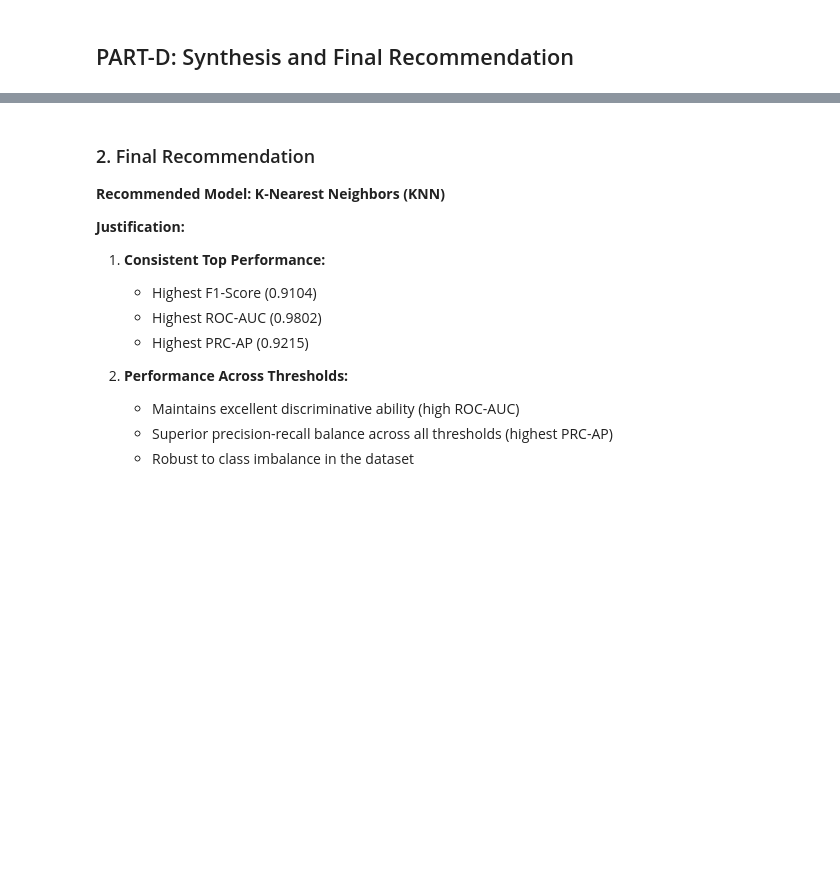
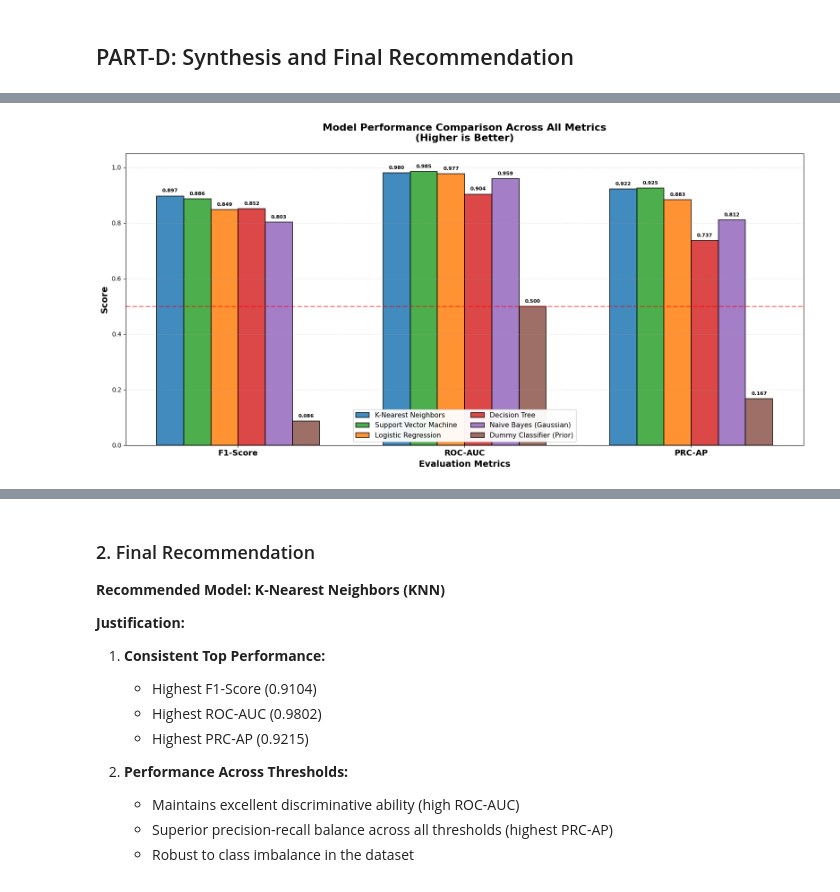
Before and after one commit to ha-rish-23/assignment-7-ha-rish-23, a Jupyter notebook: solution.ipynb, the cells around one changed output, grey strips where cells are left out. Drawn from its saved outputs; the diff is of its cells as text; code cells hidden in the pictures; blank space fills up the shorter version.

```diff
--- a/solution.ipynb
+++ b/solution.ipynb
@@ -530,7 +643,9 @@ Consider Class 4 with 125 positive samples and 1162 negative samples:
 # %%
 from sklearn.preprocessing import label_binarize
 
-print("CALCULATING PRECISION-RECALL CURVES FOR ALL MODELS\n")
+print("="*80)
+print("PRECISION-RECALL AVERAGE PRECISION (AP) SCORES FOR ALL MODELS")
+print("="*80)
 
 # Dictionary to store PRC data for all models
 prc_data = {}
@@ -574,4 +689,12 @@ for model_name, model in models.items():
         'average_precision': average_precision
     }
 
-    print(f"{model_name} Macro-average AP: {average_precision['macro']:.4f}")
+    # Print per-class AP scores
+    print(f"\n{model_name}:")
+    print(f"  Macro-Average AP: {average_precision['macro']:.4f}")
+    print(f"  Per-Class AP:")
+    for i in range(n_classes):
+        class_label = classes[i]
+        print(f"    Class {class_label}: {average_precision[i]:.4f}")
+
+print("="*80)
@@ -746,7 +940,7 @@ No, the rankings do not perfectly align across all three metrics. Key observatio
 - PRC is more sensitive to class imbalance and minority class performance
 - A model can have excellent overall discrimination (high AUC) but struggle with precision when recall is high
 # %%
-# Create radar chart comparing models across different metrics
+# Create grouped bar chart comparing models across different metrics
 import matplotlib.pyplot as plt
 import numpy as np
 
@@ -771,32 +965,54 @@ for model_name, metrics in model_metrics.items():
     print(f"{model_name:<30} {metrics[0]:<12.4f} {metrics[1]:<12.4f} {metrics[2]:<12.4f}")
 print("="*80)
 
-# Set up the radar chart
-angles = np.linspace(0, 2 * np.pi, n_metrics, endpoint=False).tolist()
-angles += angles[:1]  # Complete the circle
+# Create grouped bar chart
+fig, ax = plt.subplots(figsize=(16, 8))
 
-fig, ax = plt.subplots(figsize=(10, 10), subplot_kw=dict(projection='polar'))
+# Get model names and their metrics
+model_names = list(model_metrics.keys())
+n_models = len(model_names)
 
-# Plot each model
-for model_name, color in model_colors.items():
+# Set up bar positions
+x = np.arange(n_metrics)
+width = 0.12  # width of each bar
+offsets = np.linspace(-width * (n_models - 1) / 2, width * (n_models - 1) / 2, n_models)
+
+# Plot bars for each model
+for idx, (model_name, color) in enumerate(model_colors.items()):
     values = model_metrics[model_name]
-    values += values[:1]  # Complete the circle
-    ax.plot(angles, values, 'o-', linewidth=2.5, label=model_name, color=color, markersize=8)
-    ax.fill(angles, values, alpha=0.15, color=color)
+    bars = ax.bar(x + offsets[idx], values, width, label=model_name,
+                   color=color, edgecolor='black', linewidth=1.2, alpha=0.85)
+
+    # Add value labels on top of bars
+    for bar in bars:
+        height = bar.get_height()
+        ax.text(bar.get_x() + bar.get_width() / 2., height + 0.01,
+                f'{height:.3f}',
+                ha='center', va='bottom', fontsize=8, fontweight='bold', rotation=0)
 
 # Customize the chart
-ax.set_theta_offset(np.pi / 2)
-ax.set_theta_direction(-1)
-ax.set_xticks(angles[:-1])
+ax.set_xlabel('Evaluation Metrics', fontsize=14, fontweight='bold')
+ax.set_ylabel('Score', fontsize=14, fontweight='bold')
+ax.set_title('Model Performance Comparison Across All Metrics\n(Higher is Better)',
+             fontsize=16, fontweight='bold', pad=20)
+ax.set_xticks(x)
 ax.set_xticklabels(metric_labels, fontsize=13, fontweight='bold')
-ax.set_ylim(0, 1)
-ax.set_yticks([0.2, 0.4, 0.6, 0.8, 1.0])
-ax.set_yticklabels(['0.2', '0.4', '0.6', '0.8', '1.0'], fontsize=11)
-ax.grid(True, linestyle='--', alpha=0.7)
+ax.set_ylim([0, 1.05])
+ax.legend(loc='lower center', fontsize=11, ncol=2, framealpha=0.95)
+ax.grid(axis='y', alpha=0.3, linestyle='--')
 
-plt.title('Performance Comparison Across Metrics',
-          fontsize=16, fontweight='bold', pad=30)
-plt.legend(loc='upper right', bbox_to_anchor=(1.35, 1.1), fontsize=11, framealpha=0.9)
+# Add a horizontal line at 0.5 (random baseline)
+ax.axhline(y=0.5, color='red', linestyle='--', linewidth=2, alpha=0.5, label='Random Baseline (0.5)')
 
 plt.tight_layout()
 plt.show()
+
+# Print insights
+print("\nKEY INSIGHTS FROM VISUALIZATION:")
+print("-" * 80)
+print("1. KNN (blue) has highest F1-Score but slightly lower ROC-AUC and PRC-AP")
+print("2. SVM (green) has highest ROC-AUC and PRC-AP but slightly lower F1-Score")
+print("3. All models significantly outperform random baseline (0.5)")
+print("4. Dummy Classifier performs at or near random baseline across all metrics")
+print("5. Decision Tree shows good F1 but noticeable drop in ROC-AUC and PRC-AP")
+# %% [output]
@@ -802,0 +1031 @@ plt.show()
+[figure, added]
```
Also changed, not shown: parts of 28 cells of this notebook.
